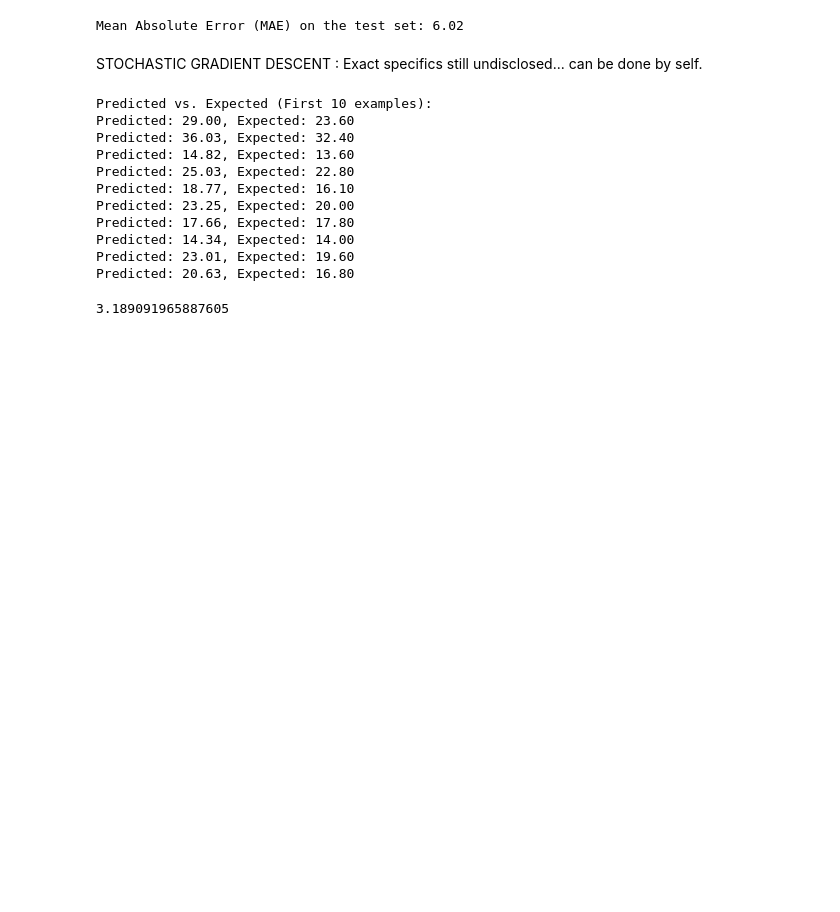
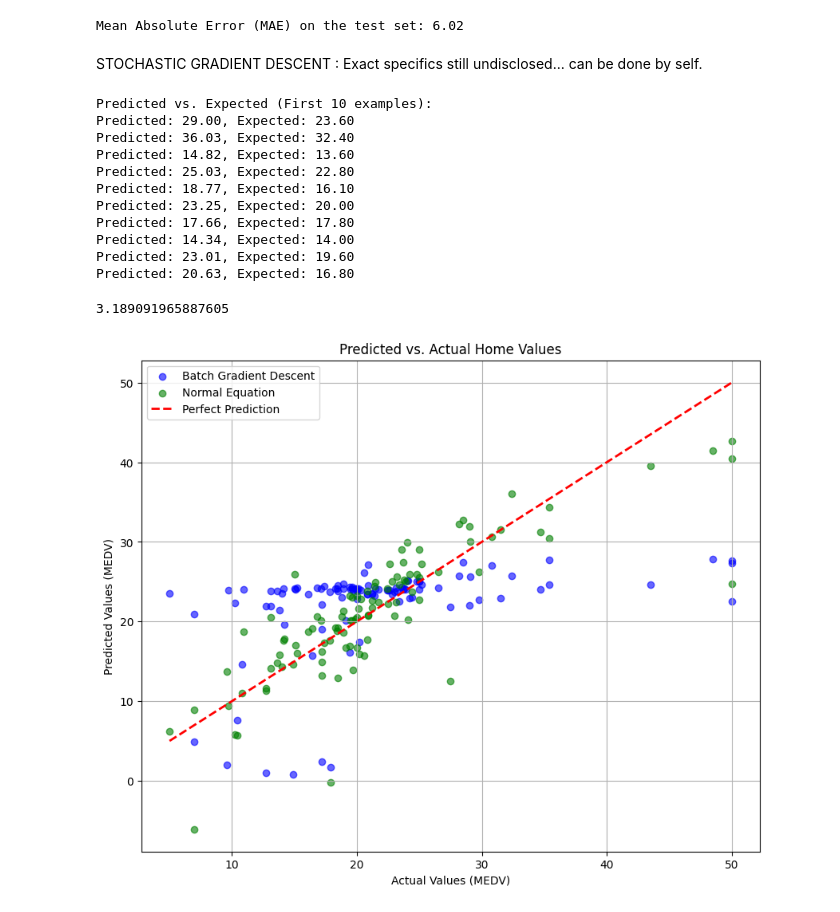
Before and after one commit to NoviceDev92/ML-Journey, a Jupyter notebook: Linear_Regression.ipynb, the cells around one changed output. Saved outputs shown, nothing was run; the diff lists cells and outputs as text; code cells hidden in the pictures; blank space fills up the shorter version.

Commit message:
Updated with plots

```diff
--- a/Linear_Regression.ipynb
+++ b/Linear_Regression.ipynb
@@ -105,3 +105,25 @@ Predicted: 20.63, Expected: 16.80
 print(mae)
 # %% [output]
 3.189091965887605
+# %%
+y_pred_normal = y_preds
+
+plt.figure(figsize=(10, 8))
+
+# Scatter plot for Batch Gradient Descent predictions
+plt.scatter(y_test, y_pred, color='blue', alpha=0.6, label='Batch Gradient Descent')
+
+# Scatter plot for Normal Equation predictions
+plt.scatter(y_test, y_pred_normal, color='green', alpha=0.6, label='Normal Equation')
+
+# Plot a line where predicted = actual
+plt.plot([y_test.min(), y_test.max()], [y_test.min(), y_test.max()], 'r--', lw=2, label='Perfect Prediction')
+
+plt.xlabel("Actual Values (MEDV)")
+plt.ylabel("Predicted Values (MEDV)")
+plt.title("Predicted vs. Actual Home Values")
+plt.legend()
+plt.grid(True)
+plt.show()
+# %% [output]
+[figure, added]
```
Also changed, not shown: 1 other file.
